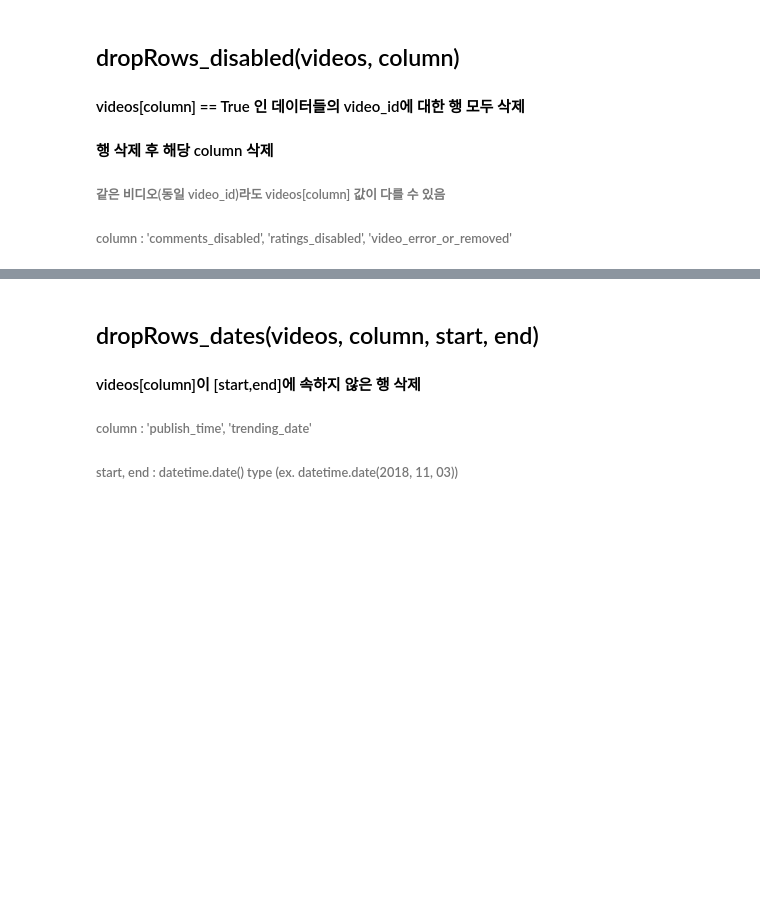
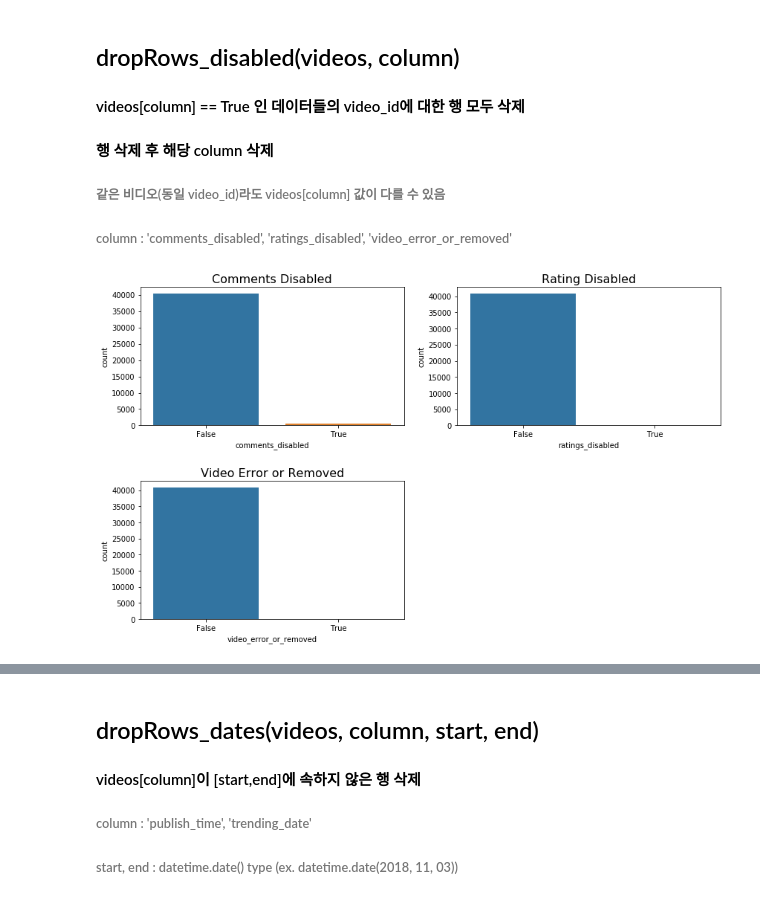
Before and after one commit to SonHyeSeon/DBP_Trinity, a Jupyter notebook: module/refinement.ipynb, the cells around one changed output, grey strips where cells are left out. Cells and saved outputs as stored; diff of their text form; code cells hidden in the pictures; blank space fills up the shorter version.

```diff
--- a/module/refinement.ipynb
+++ b/module/refinement.ipynb
@@ -2,7 +2,9 @@
 import pandas as pd
 import numpy as np
 import datetime as dt
-import refinement as rf
-videos= pd.read_csv('../youtube-new/FRvideos.csv')
+import refinement as refinement
+import matplotlib.pyplot as plt
+import seaborn as sns
+videos= pd.read_csv('../youtube-new/USvideos.csv')
 print('초기 data 수', len(videos))
 # %% [output]
@@ -40,3 +127,21 @@ datetime.date
 #### 행 삭제 후 해당 column 삭제
 ###### 같은  비디오(동일 video_id)라도 videos[column] 값이 다를 수 있음
 ###### column : 'comments_disabled', 'ratings_disabled', 'video_error_or_removed'
+# %%
+plt.figure(figsize = (14,8))
+plt.subplots_adjust(wspace = 0.2, hspace = 0.4,top = 0.9)
+
+plt.subplot(2,2,1)
+g = sns.countplot(x='comments_disabled', data=videos)
+g.set_title("Comments Disabled", fontsize=16)
+
+plt.subplot(2,2,2)
+g1 = sns.countplot(x='ratings_disabled', data=videos)
+g1.set_title("Rating Disabled", fontsize=16)
+
+plt.subplot(2,2,3)
+g2 = sns.countplot(x='video_error_or_removed', data=videos)
+g2.set_title("Video Error or Removed", fontsize=16)
+plt.show()
+# %% [output]
+[figure, added]
```
Also changed, not shown: parts of 31 cells of this notebook, 23 other files.
